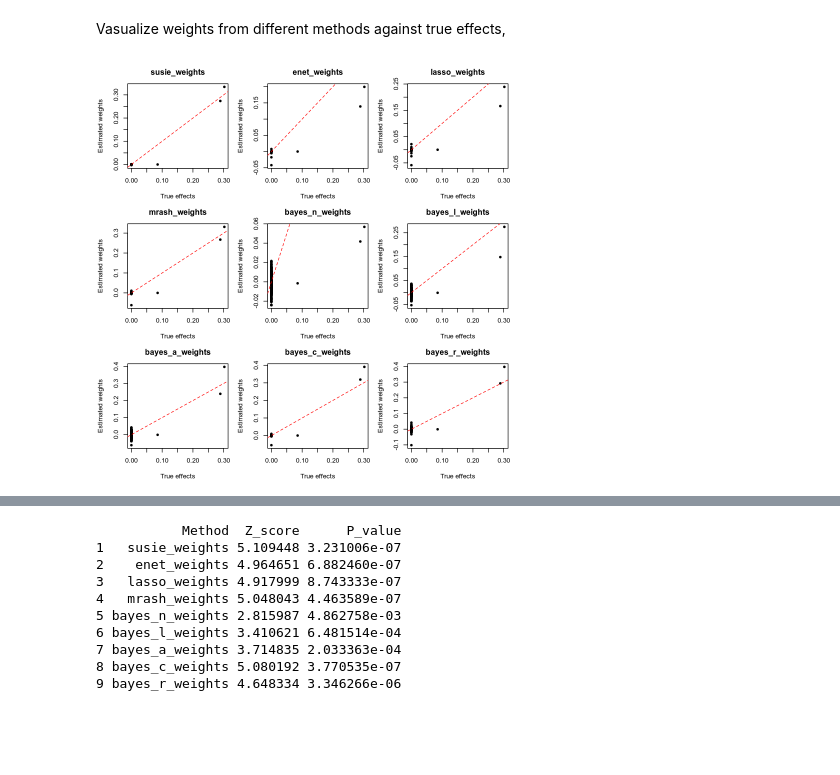
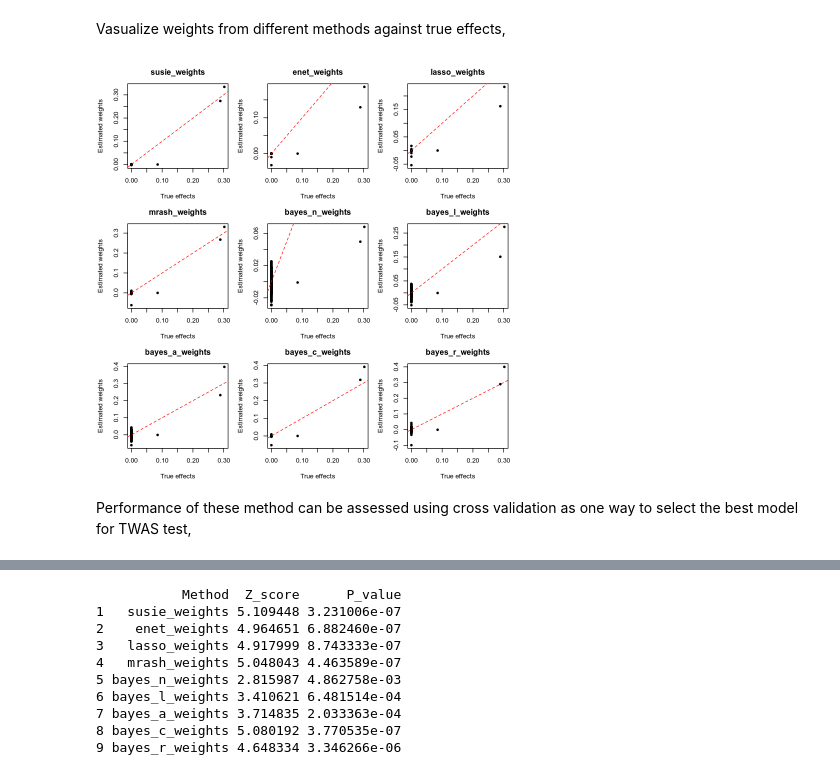
Before and after one commit to cumc/handson-tutorials, a Jupyter notebook: contents/twas/twas_test.ipynb, the cells around one changed output, grey strips where cells are left out. Drawn from its saved outputs; the diff is of its cells as text; code cells hidden in the pictures; blank space fills up the shorter version.

```diff
--- a/contents/twas/twas_test.ipynb
+++ b/contents/twas/twas_test.ipynb
@@ -193,12 +193,12 @@ The following object is masked _by_ ‘.GlobalEnv’:
 # %%
 # Create a character vector of weight methods to use
 # Each method corresponds to a `*_weights()` function in pecotmr
-methods <- c("susie_weights", "enet_weights", "lasso_weights", "mrash_weights",
+w_methods <- c("susie_weights", "enet_weights", "lasso_weights", "mrash_weights",
             "bayes_n_weights", "bayes_l_weights", "bayes_a_weights",
             "bayes_c_weights", "bayes_r_weights")
 
 # Compute weights using all methods
 # Only using the first tissue for demonstration
 weights <- twas_weights(Xtrain, Ytrain[,1],
-                       weight_methods = methods)
+                       weight_methods = w_methods)
 # %% [output]
@@ -217,13 +217,15 @@ Type of analysis performed: st-blr-individual-level-dense-ld
 Vasualize weights from different methods against true effects,
 # %%
 par(mfrow = c(3,3), mar = c(4,4,3,1))
-for (method in methods) {
+for (method in w_methods) {
   plot(dat$B[,1], weights[[method]],
        main = method,
        xlab = "True effects",
        ylab = "Estimated weights",
        pch = 20)
   abline(0, 1, col = 'red', lty = 2)
 }
 # %% [output]
-[figure, old version]
+[figure, new version]
+# %% [markdown]
+Performance of these method can be assessed using cross validation as one way to select the best model for TWAS test,
```
Also changed, not shown: parts of 6 cells of this notebook.
